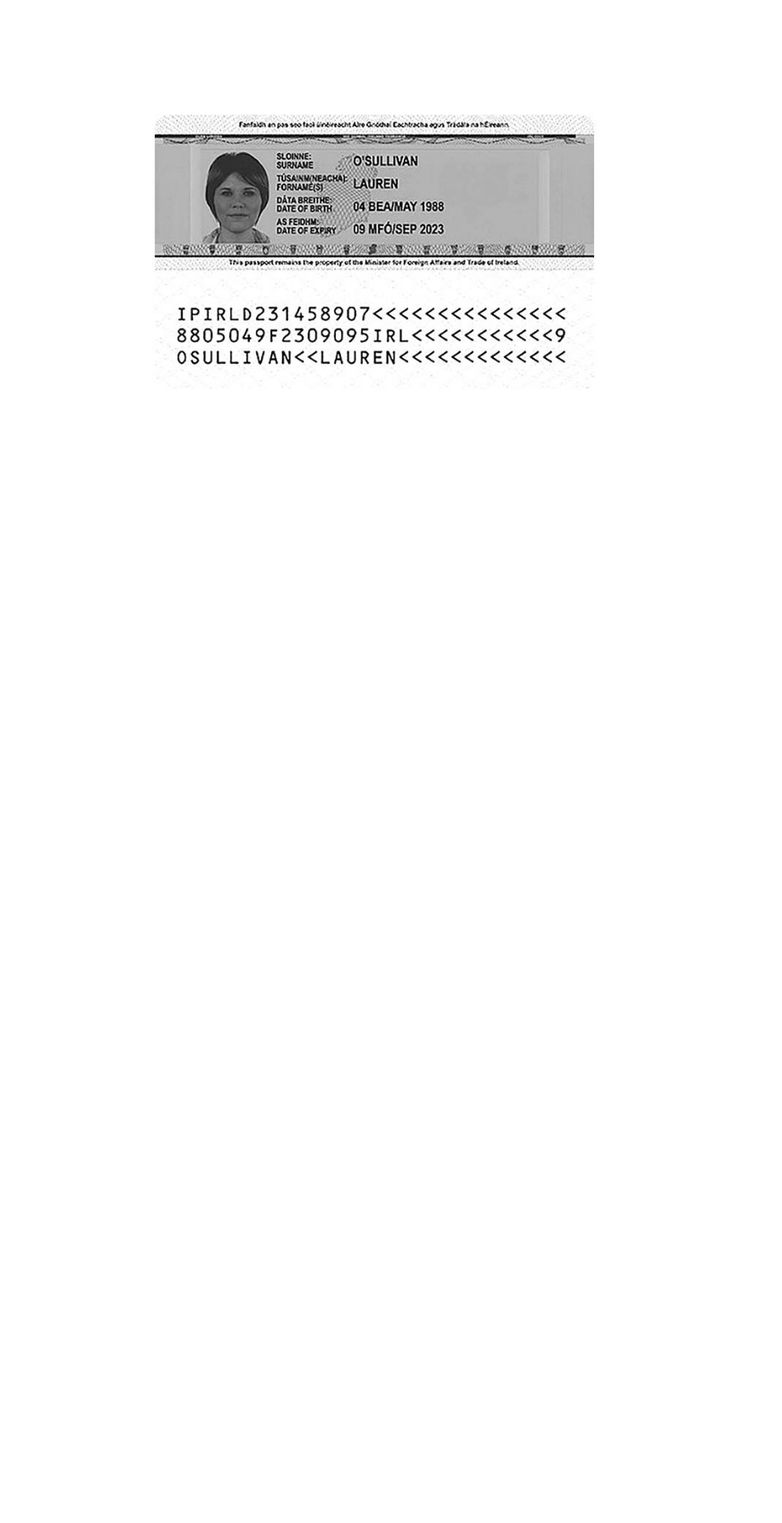
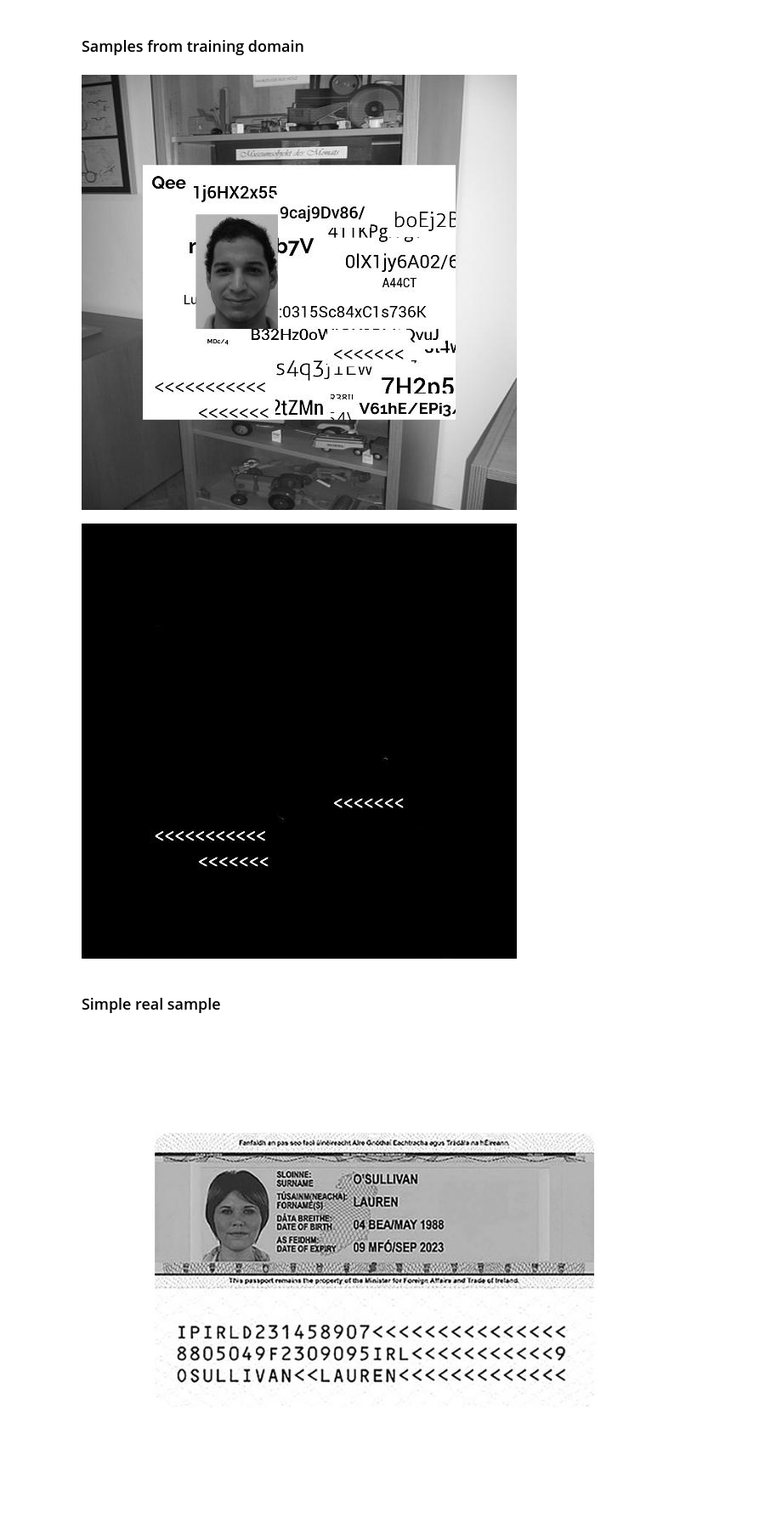
Before and after one commit to Xmiler/scanbot_test_task, a Jupyter notebook: inference.ipynb, the cells around one changed output. Shown at 85% size. Saved outputs shown, nothing was run; the diff lists cells and outputs as text; code cells hidden in the pictures; blank space fills up the shorter version.

Commit message:
add demo notebooks. Improve training code. But training procedure still in progress.

```diff
--- a/inference.ipynb
+++ b/inference.ipynb
@@ -17,12 +17,10 @@ def load_image(img_path):
 
 
 class ModelInference():
-#     IMG_SIZE = (256, 256)
-    IMG_SIZE = (512, 512)
+    IMG_SIZE = 512
 
     def __init__(self, weights_path):
         self._model = UNetMini(2)
-#         self._model.cuda()
         state_dict = torch.load(weights_path)
         self._model.load_state_dict(state_dict)
 
@@ -31,7 +29,6 @@ class ModelInference():
         with torch.no_grad():
             img = to_tensor(img)
             img = img[None, :]
-#             img = img.to('cuda')
             output = self._model(img)
             output = F.softmax(output, dim=1)
         img_mask = output[0, 1].cpu().numpy()
@@ -50,10 +47,32 @@ class ModelInference():
             new_img[y_delta:img.shape[0] + y_delta, x_delta:img.shape[1] + x_delta] = img
             img = new_img
 
-        img = cv2.resize(img, ModelInference.IMG_SIZE)
+        img = cv2.resize(img, tuple([ModelInference.IMG_SIZE]*2))
 
         return img
+
+
+def predict_and_show(img):
+
+    show_array(img)
+
+    img_pred = model_inference.predict(img)
+
+    show_array(img_pred)
 # %%
 model_inference = ModelInference('./artifacts/baseline2/epoch_model_150.pth')
+# %% [markdown]
+### Samples from training domain
+# %%
+dataset = SyntheticCardImageDataset(512, to_tensor=False)
+
+img, _ = dataset[0]
+img = np.array(img)
+predict_and_show(img)
+# %% [output]
+[figure, added]
+[figure, added]
+# %% [markdown]
+### Simple real sample
 # %%
 img_path = './problem_statement/sample6.jpg'
```
Also changed, not shown: parts of 5 cells of this notebook, 5 other files.
